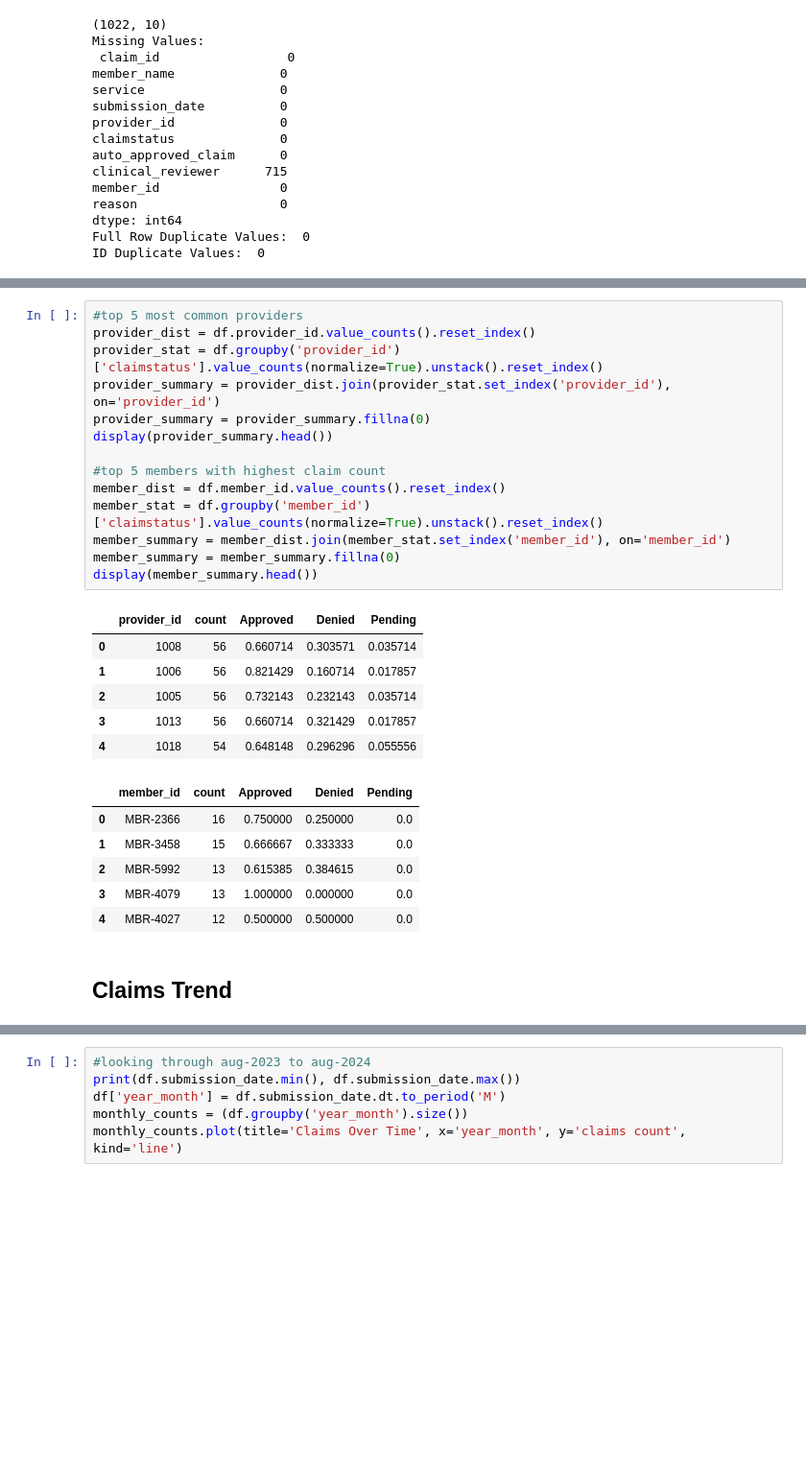
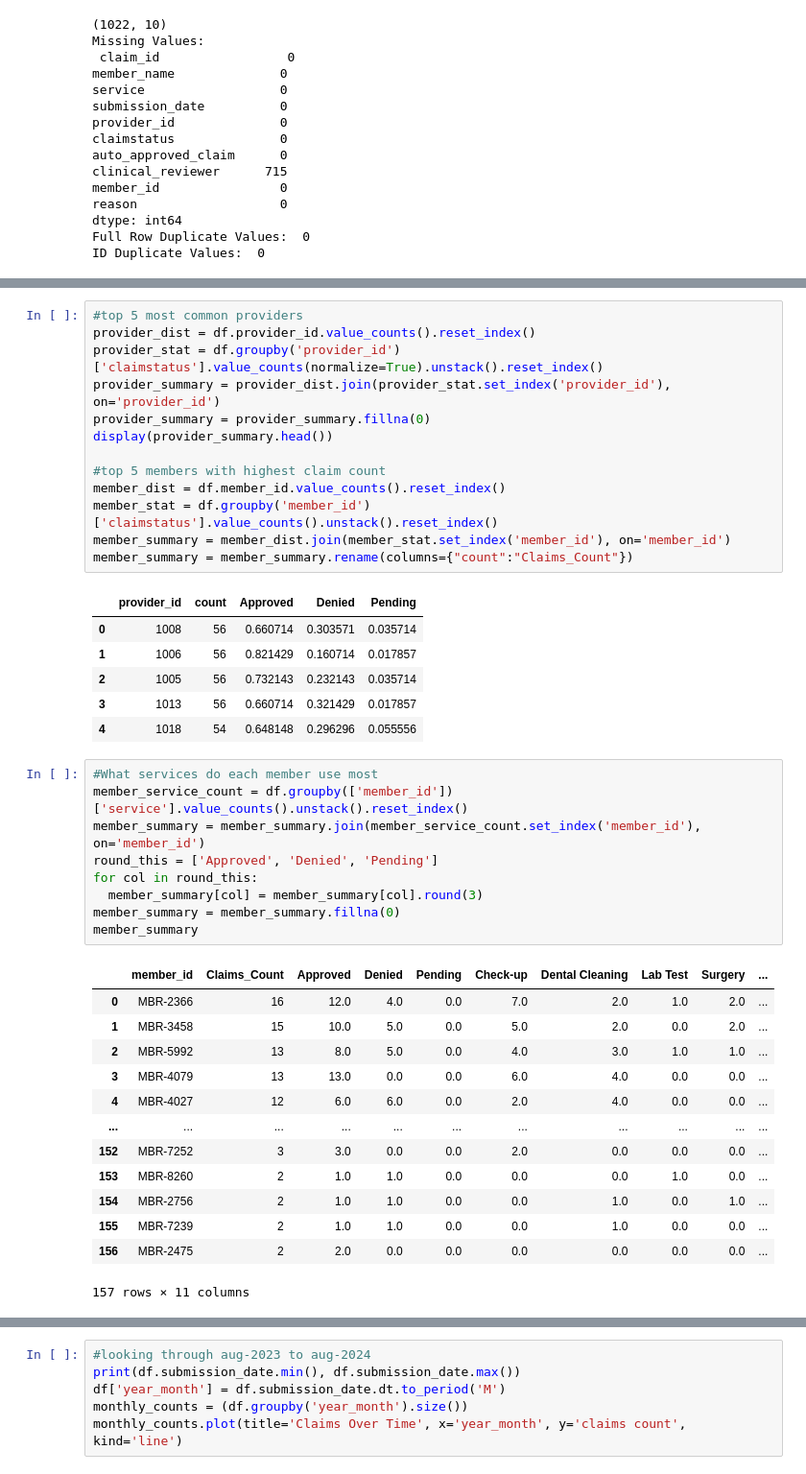
Before and after one commit to CMesiti/DataAnalyticsNotebooks, a Jupyter notebook: Claims_Data_Challenge.ipynb, the cells around one changed output, grey strips where cells are left out. Shown at 96% size. Saved outputs shown, nothing was run; the diff lists cells and outputs as text; blank space fills up the shorter version.

```diff
--- a/Claims_Data_Challenge.ipynb
+++ b/Claims_Data_Challenge.ipynb
@@ -118,10 +163,9 @@ display(provider_summary.head())
 
 #top 5 members with highest claim count
 member_dist = df.member_id.value_counts().reset_index()
-member_stat = df.groupby('member_id')['claimstatus'].value_counts(normalize=True).unstack().reset_index()
+member_stat = df.groupby('member_id')['claimstatus'].value_counts().unstack().reset_index()
 member_summary = member_dist.join(member_stat.set_index('member_id'), on='member_id')
-member_summary = member_summary.fillna(0)
-display(member_summary.head())
+member_summary = member_summary.rename(columns={"count":"Claims_Count"})
 # %% [output]
 |  | provider_id | count | Approved | Denied | Pending |
 | 0 | 1008 | 56 | 0.660714 | 0.303571 | 0.035714 |
@@ -129,11 +173,26 @@ display(member_summary.head())
 | 2 | 1005 | 56 | 0.732143 | 0.232143 | 0.035714 |
 | 3 | 1013 | 56 | 0.660714 | 0.321429 | 0.017857 |
 | 4 | 1018 | 54 | 0.648148 | 0.296296 | 0.055556 |
-|  | member_id | count | Approved | Denied | Pending |
-| 0 | MBR-2366 | 16 | 0.750000 | 0.250000 | 0.0 |
-| 1 | MBR-3458 | 15 | 0.666667 | 0.333333 | 0.0 |
-| 2 | MBR-5992 | 13 | 0.615385 | 0.384615 | 0.0 |
-| 3 | MBR-4079 | 13 | 1.000000 | 0.000000 | 0.0 |
-| 4 | MBR-4027 | 12 | 0.500000 | 0.500000 | 0.0 |
-# %% [markdown]
-## Claims Trend
+# %%
+#What services do each member use most
+member_service_count = df.groupby(['member_id'])['service'].value_counts().unstack().reset_index()
+member_summary = member_summary.join(member_service_count.set_index('member_id'), on='member_id')
+round_this = ['Approved', 'Denied', 'Pending']
+for col in round_this:
+  member_summary[col] = member_summary[col].round(3)
+member_summary = member_summary.fillna(0)
+member_summary
+# %% [output]
+|  | member_id | Claims_Count | Approved | Denied | Pending | Check-up | Dental Cleaning | Lab Test | Surgery | ... |
+| 0 | MBR-2366 | 16 | 12.0 | 4.0 | 0.0 | 7.0 | 2.0 | 1.0 | 2.0 | ... |
+| 1 | MBR-3458 | 15 | 10.0 | 5.0 | 0.0 | 5.0 | 2.0 | 0.0 | 2.0 | ... |
+| 2 | MBR-5992 | 13 | 8.0 | 5.0 | 0.0 | 4.0 | 3.0 | 1.0 | 1.0 | ... |
+| 3 | MBR-4079 | 13 | 13.0 | 0.0 | 0.0 | 6.0 | 4.0 | 0.0 | 0.0 | ... |
+| 4 | MBR-4027 | 12 | 6.0 | 6.0 | 0.0 | 2.0 | 4.0 | 0.0 | 0.0 | ... |
+| ... | ... | ... | ... | ... | ... | ... | ... | ... | ... | ... |
+| 152 | MBR-7252 | 3 | 3.0 | 0.0 | 0.0 | 2.0 | 0.0 | 0.0 | 0.0 | ... |
+| 153 | MBR-8260 | 2 | 1.0 | 1.0 | 0.0 | 0.0 | 0.0 | 1.0 | 0.0 | ... |
+| 154 | MBR-2756 | 2 | 1.0 | 1.0 | 0.0 | 0.0 | 1.0 | 0.0 | 1.0 | ... |
+| 155 | MBR-7239 | 2 | 1.0 | 1.0 | 0.0 | 0.0 | 1.0 | 0.0 | 0.0 | ... |
+| 156 | MBR-2475 | 2 | 2.0 | 0.0 | 0.0 | 0.0 | 0.0 | 0.0 | 0.0 | ... |
+157 rows × 11 columns
```
Also changed, not shown: parts of 24 cells of this notebook.
